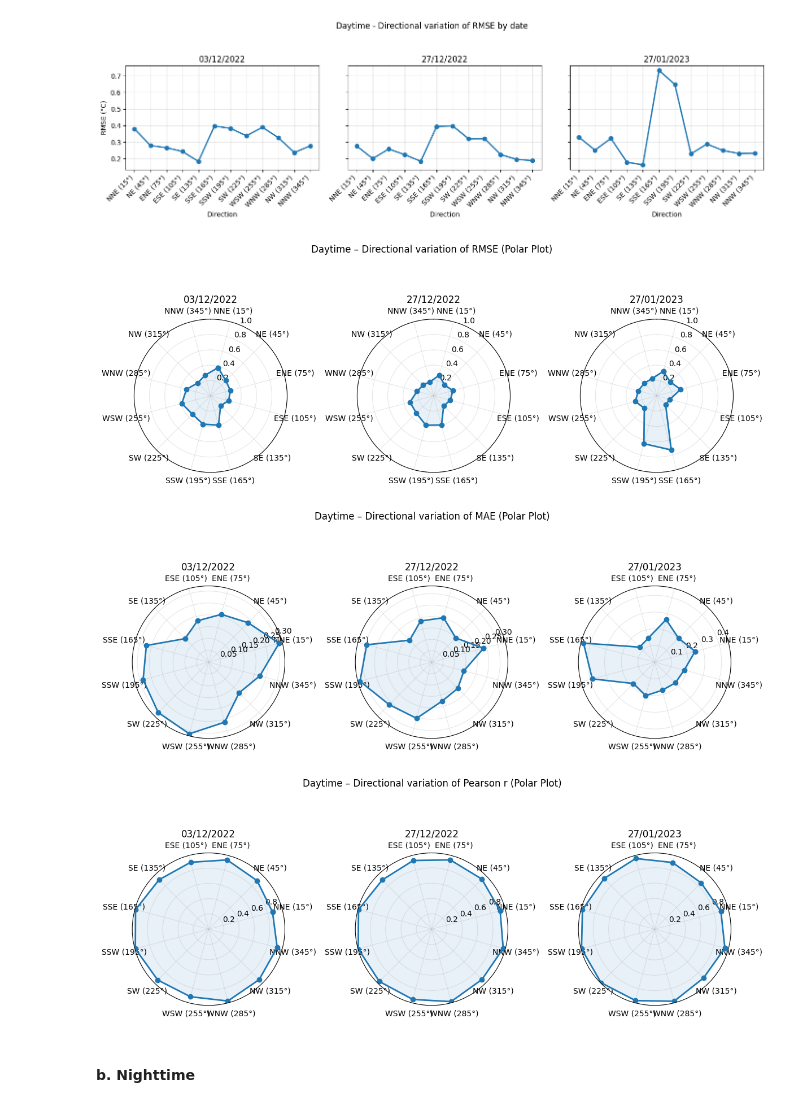
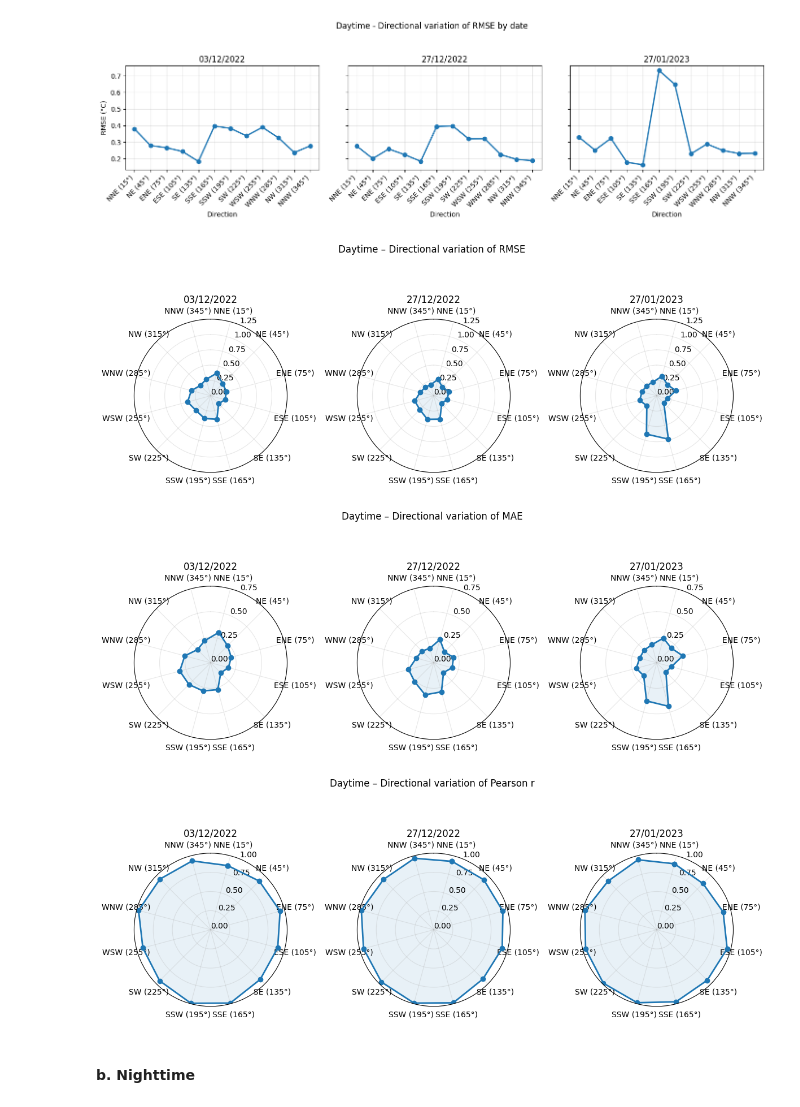
Before and after one commit to percyyvon-r/PhD-chapter2-data-fusion-full-diurnal-lst, a Jupyter notebook: notebook/fused_lst_temporalStability_spatialPatternConsistency.ipynb, the cells around one changed output. Saved outputs shown, nothing was run; the diff lists cells and outputs as text; code cells hidden in the pictures.

Commit message:
updated the LST profile graph

```diff
--- a/notebook/fused_lst_temporalStability_spatialPatternConsistency.ipynb
+++ b/notebook/fused_lst_temporalStability_spatialPatternConsistency.ipynb
@@ -944,10 +1047,16 @@ for ax, date in zip(axes, dates):
     ax.set_theta_direction(-1)
 
     # ✅ Fixed radial limits
-    ax.set_ylim(0, 1)
+    ax.set_ylim(0, 1.25)
+    ax.set_yticks(np.arange(0, 1.26, 0.25))
 
     ax.set_title(pd.Timestamp(date).strftime('%d/%m/%Y'))
 
+    angles = df_plot["direction"].values
+    ax.set_xticks(np.deg2rad(angles))
+    ax.set_xticklabels([direction_labels[d] for d in angles])
+
+    # Set direction labels
     ax.set_xticks(np.deg2rad(df_plot["direction"]))
     ax.set_xticklabels(
         [direction_labels[d] for d in df_plot["direction"]]
@@ -955,13 +1064,14 @@ for ax, date in zip(axes, dates):
 
     ax.grid(True, alpha=0.3)
 
-plt.suptitle("Daytime – Directional variation of RMSE (Polar Plot)", y=1.1)
+
+plt.suptitle("Daytime – Directional variation of RMSE", y=1.1)
 plt.tight_layout()
 
 plt.savefig("day_RMSE_polar.png", dpi=300)
 plt.show()
 # %% [output]
-[figure, old version]
+[figure, new version]
 # %%
 import numpy as np
 import matplotlib.pyplot as plt
@@ -986,37 +1096,48 @@ for ax, date in zip(axes, dates):
     df_plot = (
         day_metrics_by_date_direction
         [day_metrics_by_date_direction["date"] == date]
         .sort_values("direction")
     )
 
-    # Convert degrees to radians
     theta = np.deg2rad(df_plot["direction"].values)
     values = df_plot["MAE"].values
 
-    # Close the circle
+    # Close circle
     theta = np.append(theta, theta[0])
     values = np.append(values, values[0])
 
     ax.plot(theta, values, marker="o", linewidth=2)
     ax.fill(theta, values, alpha=0.1)
 
+    # ✅ Geographic orientation
+    ax.set_theta_zero_location("N")
+    ax.set_theta_direction(-1)
+
+    # ✅ Fixed radial limits
+    ax.set_ylim(0, 0.75)
+    ax.set_yticks(np.arange(0, 0.76, 0.25))
+
     ax.set_title(pd.Timestamp(date).strftime('%d/%m/%Y'))
+
+    angles = df_plot["direction"].values
+    ax.set_xticks(np.deg2rad(angles))
+    ax.set_xticklabels([direction_labels[d] for d in angles])
 
     # Set direction labels
     ax.set_xticks(np.deg2rad(df_plot["direction"]))
     ax.set_xticklabels(
         [direction_labels[d] for d in df_plot["direction"]]
     )
 
     ax.grid(True, alpha=0.3)
 
-plt.suptitle("Daytime – Directional variation of MAE (Polar Plot)", y=1.1)
+plt.suptitle("Daytime – Directional variation of MAE", y=1.1)
 plt.tight_layout()
 
 plt.savefig("day_MAE_polar.png", dpi=300)
 plt.show()
 # %% [output]
-[figure, old version]
+[figure, new version]
 # %%
 import numpy as np
 import matplotlib.pyplot as plt
@@ -1044,18 +1165,29 @@ for ax, date in zip(axes, dates):
         .sort_values("direction")
     )
 
-    # Convert degrees to radians
     theta = np.deg2rad(df_plot["direction"].values)
     values = df_plot["Pearson_r"].values
 
-    # Close the circle
+    # Close circle
     theta = np.append(theta, theta[0])
     values = np.append(values, values[0])
 
     ax.plot(theta, values, marker="o", linewidth=2)
     ax.fill(theta, values, alpha=0.1)
 
+    # ✅ Geographic orientation
+    ax.set_theta_zero_location("N")
+    ax.set_theta_direction(-1)
+
+    # ✅ Fixed radial limits
+    ax.set_ylim(0, 1)
+    ax.set_yticks(np.arange(0, 1.01, 0.25))
+
     ax.set_title(pd.Timestamp(date).strftime('%d/%m/%Y'))
+
+    angles = df_plot["direction"].values
+    ax.set_xticks(np.deg2rad(angles))
+    ax.set_xticklabels([direction_labels[d] for d in angles])
 
     # Set direction labels
     ax.set_xticks(np.deg2rad(df_plot["direction"]))
@@ -1065,13 +1197,13 @@ for ax, date in zip(axes, dates):
 
     ax.grid(True, alpha=0.3)
 
-plt.suptitle("Daytime – Directional variation of Pearson r (Polar Plot)", y=1.1)
+plt.suptitle("Daytime – Directional variation of Pearson r", y=1.1)
 plt.tight_layout()
 
 plt.savefig("day_Pearson_r_polar.png", dpi=300)
 plt.show()
 # %% [output]
-[figure, old version]
+[figure, new version]
 # %% [markdown]
 #### b. Nighttime
 # %%
```
Also changed, not shown: parts of 6 cells of this notebook, 8 other files.
